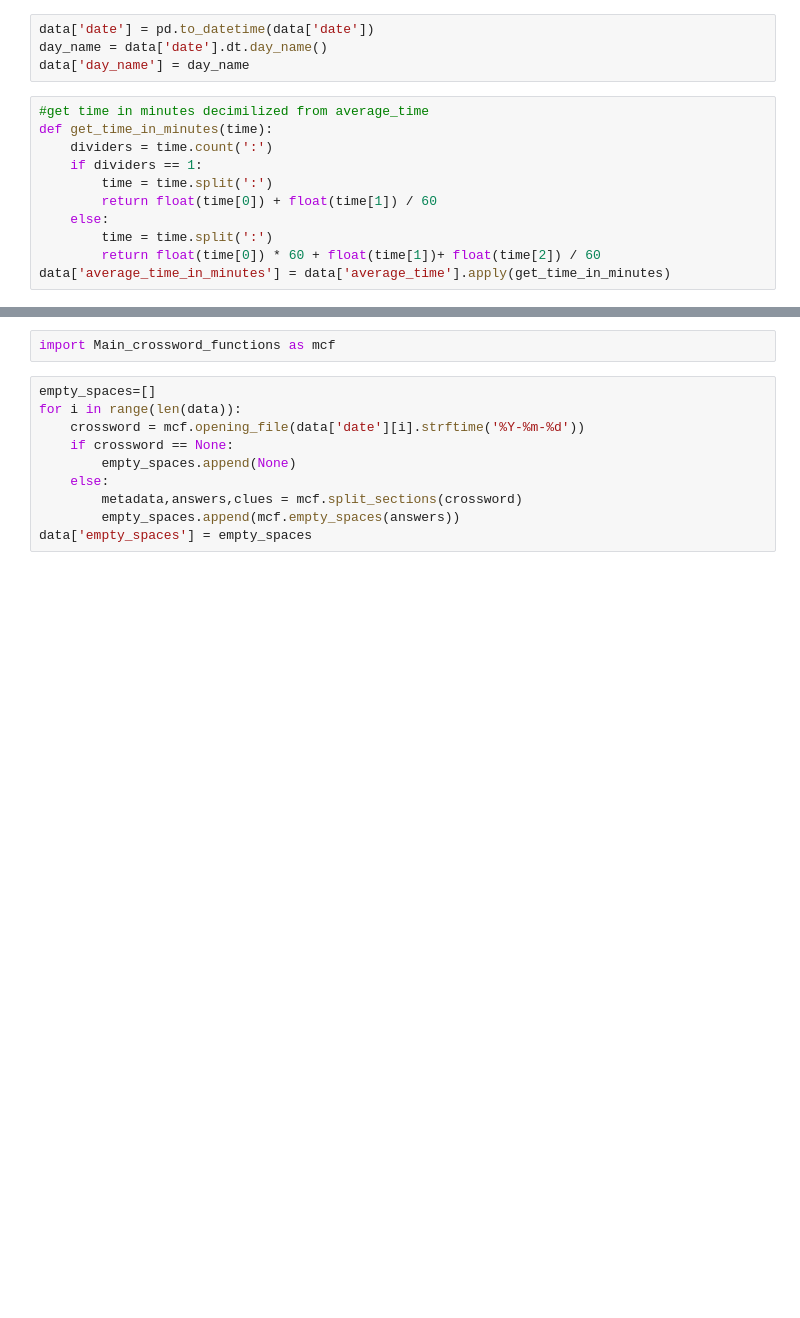
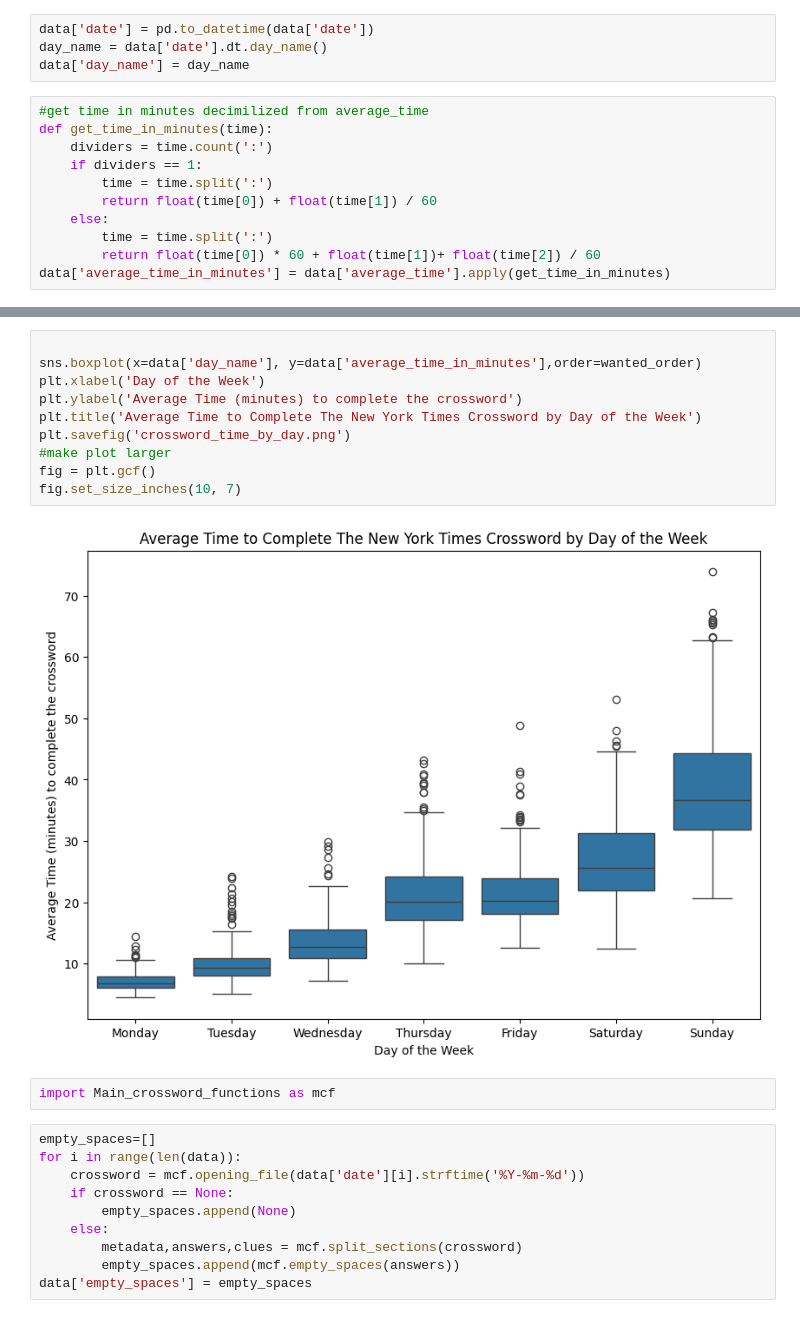
Before and after one commit to KevinBeeson/CrosswordDifficultyEstimator, a Jupyter notebook: Graph_creator.ipynb, the cells around one changed output, grey strips where cells are left out. Drawn from its saved outputs; the diff is of its cells as text; blank space fills up the shorter version.

```diff
--- a/Graph_creator.ipynb
+++ b/Graph_creator.ipynb
@@ -38,3 +52,15 @@ Text(0.5, 1.0, 'Average Time to Complete The New York Times Crossword by Day of
+# %%
+
+sns.boxplot(x=data['day_name'], y=data['average_time_in_minutes'],order=wanted_order)
+plt.xlabel('Day of the Week')
+plt.ylabel('Average Time (minutes) to complete the crossword')
+plt.title('Average Time to Complete The New York Times Crossword by Day of the Week')
+plt.savefig('crossword_time_by_day.png')
+#make plot larger
+fig = plt.gcf()
+fig.set_size_inches(10, 7)
+# %% [output]
+[figure, added]
 # %%
 import Main_crossword_functions as mcf
 # %%
```
Also changed, not shown: parts of 9 cells of this notebook, 1 other file.
